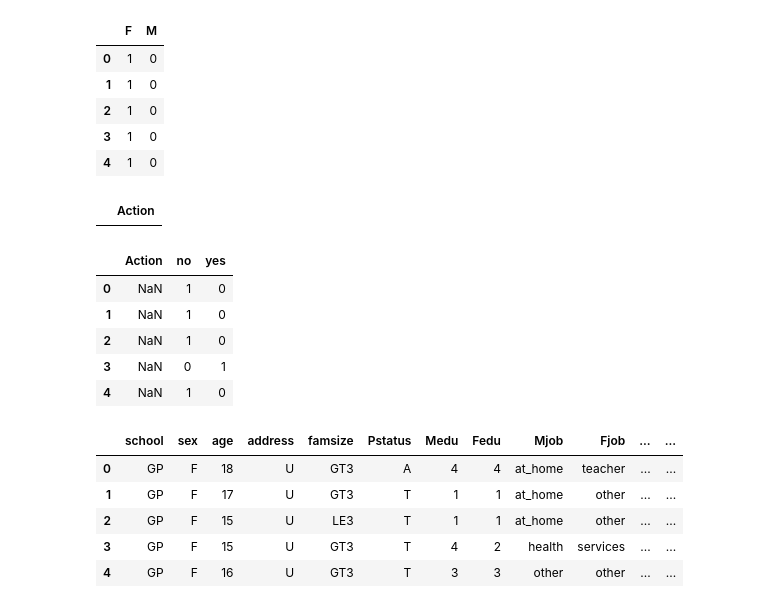
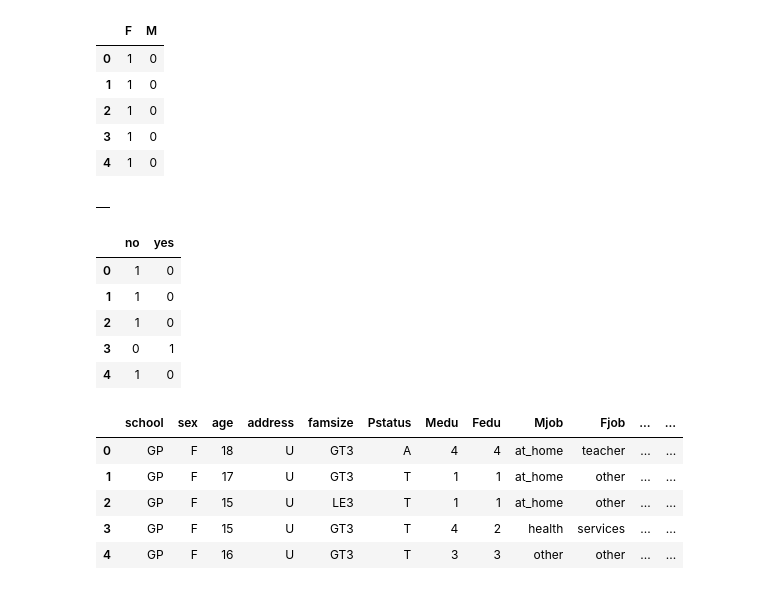
Before and after one commit to sushant822/sutdent_grade, a Jupyter notebook: studene_grade.ipynb, the cells around one changed output. Drawn from its saved outputs; the diff is of its cells as text; code cells hidden in the pictures.

```diff
--- a/studene_grade.ipynb
+++ b/studene_grade.ipynb
@@ -74,25 +74,26 @@ grades_dummies.head()
 | 3 | 1 | 0 |
 | 4 | 1 | 0 |
 # %%
-empty_df = pd.DataFrame(columns=['Action'])
+empty_df = pd.DataFrame(columns=[])
 empty_df
 # %% [output]
-|  | Action |
+|  |
 # %%
+#empty_df = pd.DataFrame(columns=['Action'])
 for i in grades_working.columns:
     if (grades_working.dtypes[i] == "object"):
         temp_df = pd.get_dummies(grades_working[i])
-        grades_dummies = grades_working.drop(i, axis=1)
+        grades_dummies = grades_working.drop(columns=[i])
         dummies_filled = pd.concat([empty_df, temp_df], axis=1)
 
 dummies_filled.head()
 # %% [output]
-|  | Action | no | yes |
-| 0 | NaN | 1 | 0 |
-| 1 | NaN | 1 | 0 |
-| 2 | NaN | 1 | 0 |
-| 3 | NaN | 0 | 1 |
-| 4 | NaN | 1 | 0 |
+|  | no | yes |
+| 0 | 1 | 0 |
+| 1 | 1 | 0 |
+| 2 | 1 | 0 |
+| 3 | 0 | 1 |
+| 4 | 1 | 0 |
 # %%
 grades_dummies.head()
 # %% [output]
```
